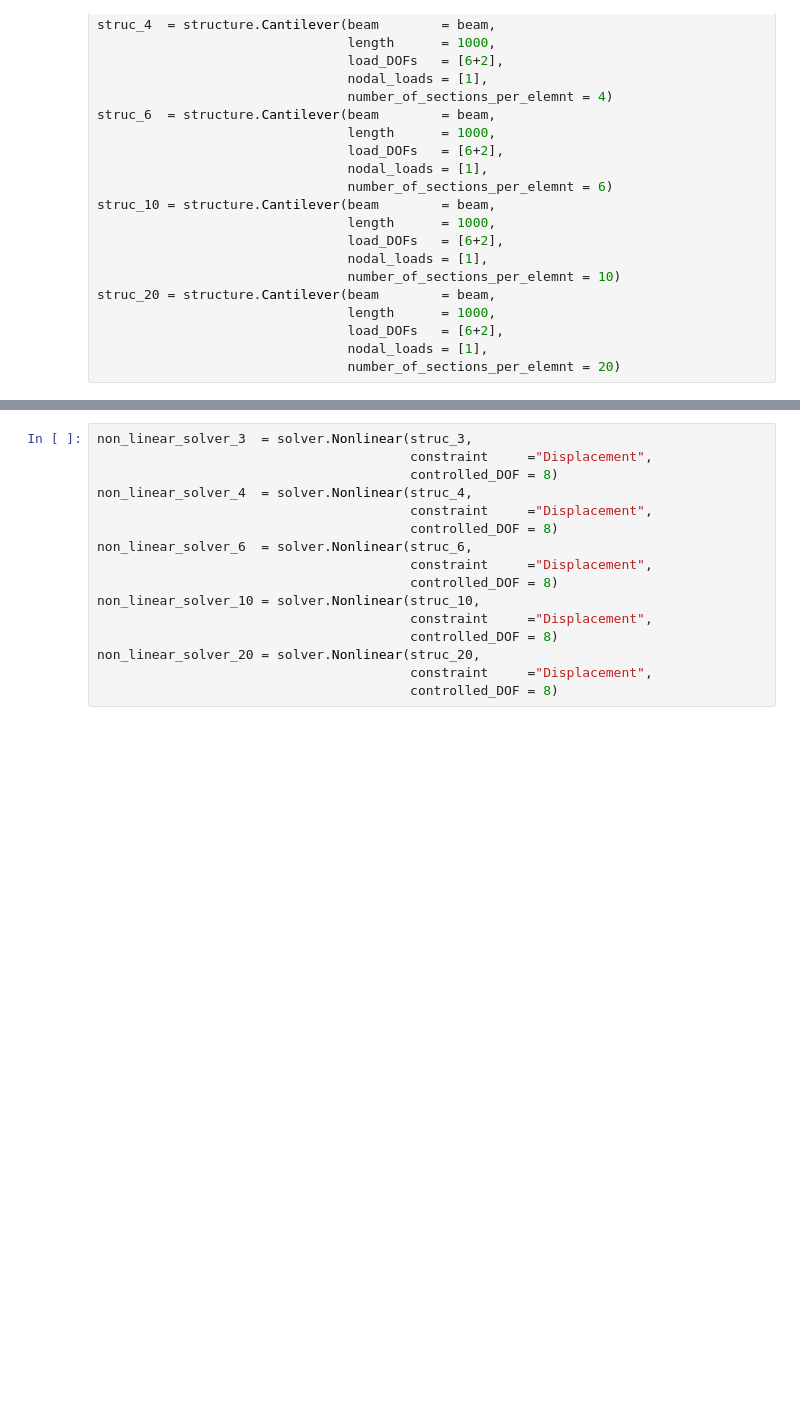
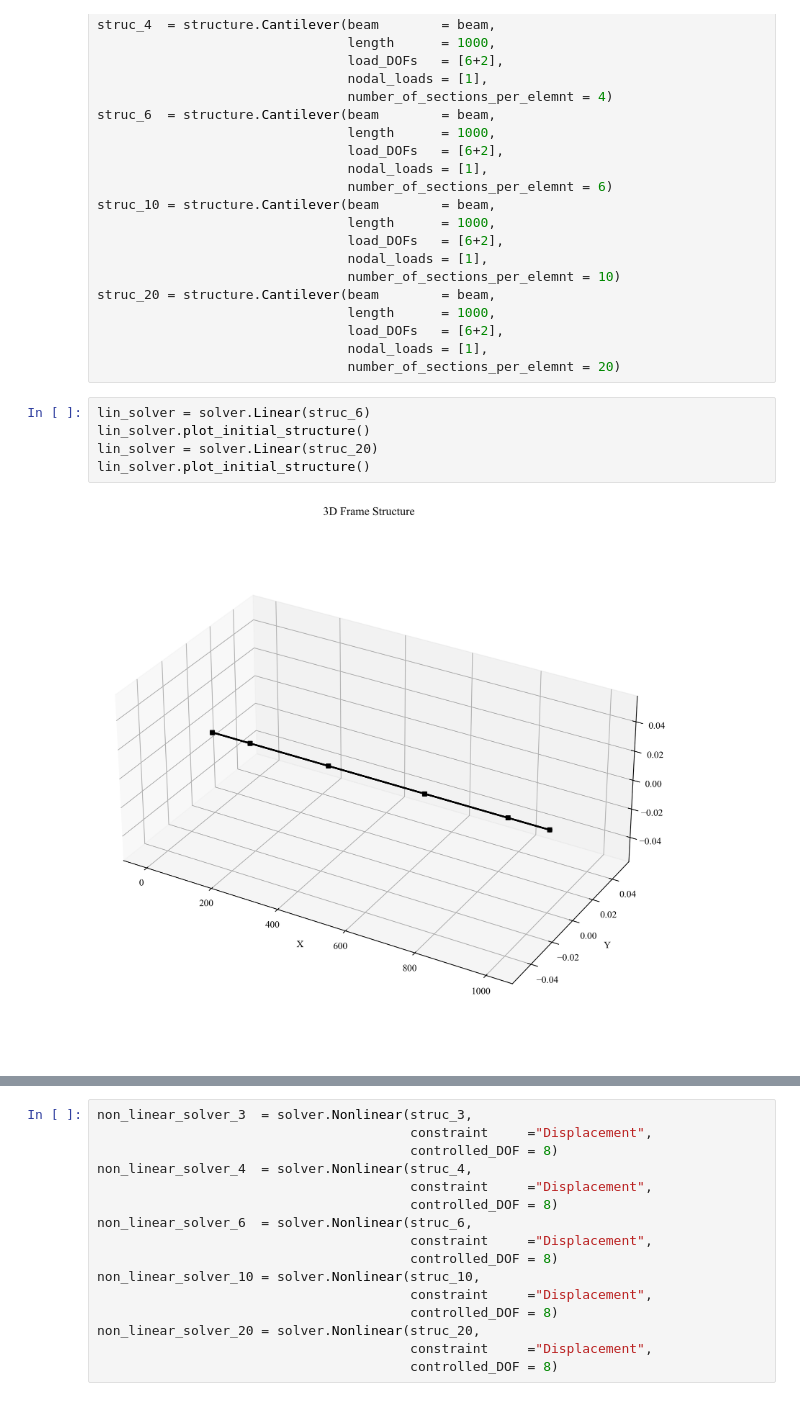
Before and after one commit to fabberne/code, a Jupyter notebook: 03_fiber_element_solver/S_sections_Displacement.ipynb, the cells around one changed output, grey strips where cells are left out. Saved outputs shown, nothing was run; the diff lists cells and outputs as text; blank space fills up the shorter version.

```diff
--- a/03_fiber_element_solver/S_sections_Displacement.ipynb
+++ b/03_fiber_element_solver/S_sections_Displacement.ipynb
@@ -50,3 +50,10 @@ struc_20 = structure.Cantilever(beam        = beam,
 								load_DOFs   = [6+2],
 								nodal_loads = [1],
 								number_of_sections_per_elemnt = 20)
+# %%
+lin_solver = solver.Linear(struc_6)
+lin_solver.plot_initial_structure()
+lin_solver = solver.Linear(struc_20)
+lin_solver.plot_initial_structure()
+# %% [output]
+[figure, added]
```
Also changed, not shown: parts of 3 cells of this notebook, 6 other files.
